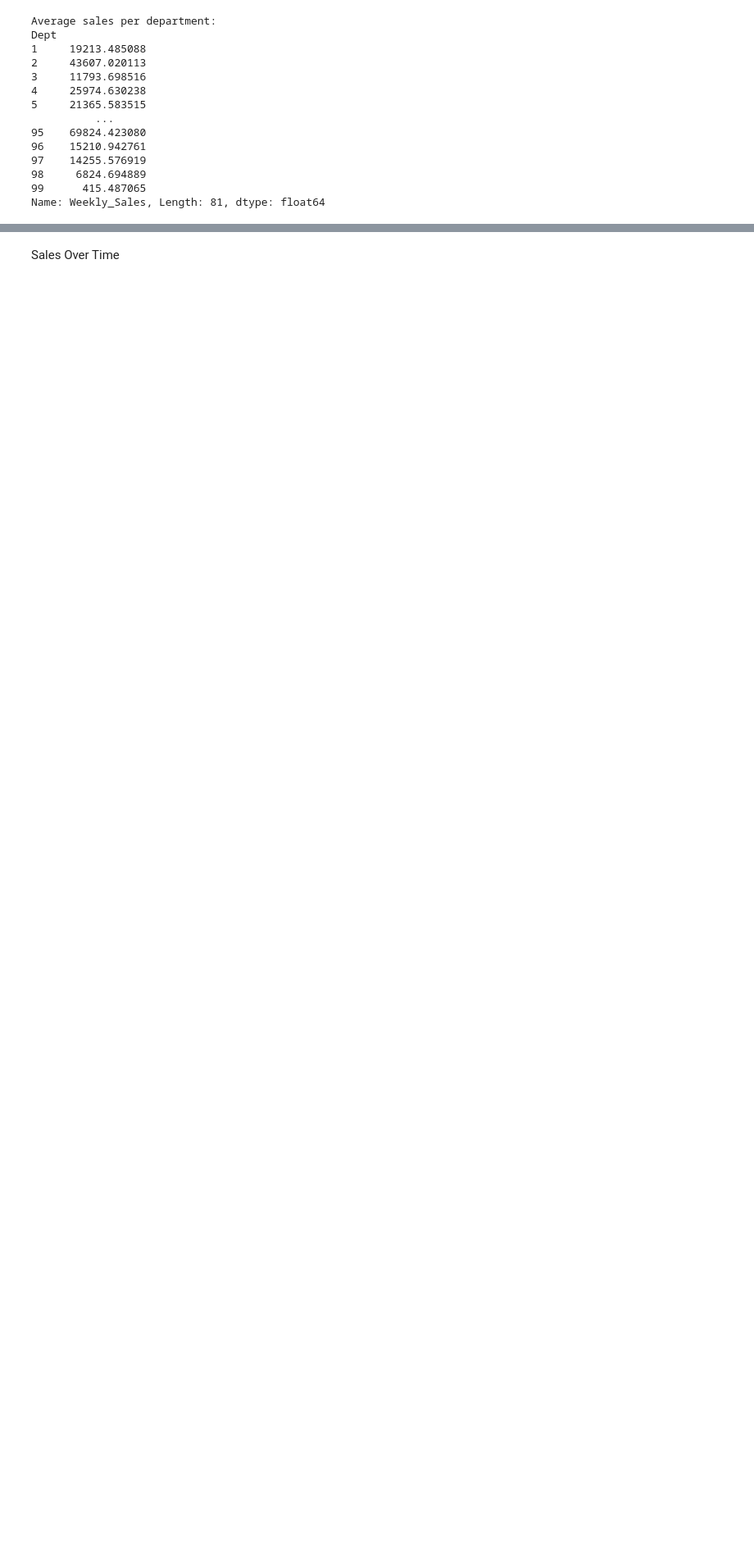
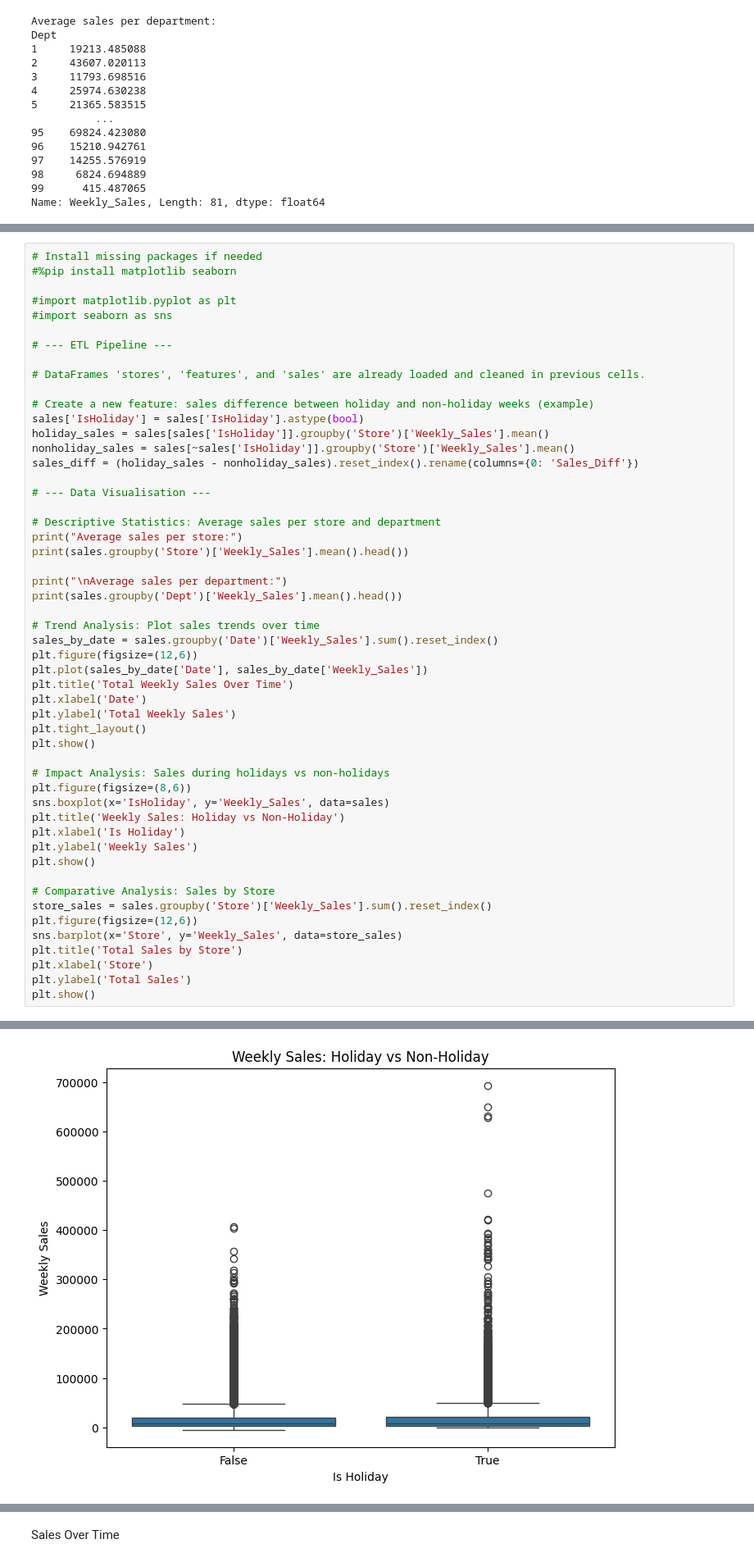
Before and after one commit to Midaso2/project_one2025, a Jupyter notebook: jupyter_notebooks/Retail_Sales_ETL_Analysis.ipynb, the cells around one changed output, grey strips where cells are left out. Shown at 82% size. Saved outputs shown, nothing was run; the diff lists cells and outputs as text; blank space fills up the shorter version.

Commit message:
Complete Day 1: ETL, initial analysis, and visualisations

```diff
--- a/jupyter_notebooks/Retail_Sales_ETL_Analysis.ipynb
+++ b/jupyter_notebooks/Retail_Sales_ETL_Analysis.ipynb
@@ -317,0 +342,53 @@ Name: Weekly_Sales, Length: 81, dtype: float64
+# %%
+# Install missing packages if needed
+#%pip install matplotlib seaborn
+
+#import matplotlib.pyplot as plt
+#import seaborn as sns
+
+# --- ETL Pipeline ---
+
+# DataFrames 'stores', 'features', and 'sales' are already loaded and cleaned in previous cells.
+
+# Create a new feature: sales difference between holiday and non-holiday weeks (example)
+sales['IsHoliday'] = sales['IsHoliday'].astype(bool)
+holiday_sales = sales[sales['IsHoliday']].groupby('Store')['Weekly_Sales'].mean()
+nonholiday_sales = sales[~sales['IsHoliday']].groupby('Store')['Weekly_Sales'].mean()
+sales_diff = (holiday_sales - nonholiday_sales).reset_index().rename(columns={0: 'Sales_Diff'})
+
+# --- Data Visualisation ---
+
+# Descriptive Statistics: Average sales per store and department
+print("Average sales per store:")
+print(sales.groupby('Store')['Weekly_Sales'].mean().head())
+
+print("\nAverage sales per department:")
+print(sales.groupby('Dept')['Weekly_Sales'].mean().head())
+
+# Trend Analysis: Plot sales trends over time
+sales_by_date = sales.groupby('Date')['Weekly_Sales'].sum().reset_index()
+plt.figure(figsize=(12,6))
+plt.plot(sales_by_date['Date'], sales_by_date['Weekly_Sales'])
+plt.title('Total Weekly Sales Over Time')
+plt.xlabel('Date')
+plt.ylabel('Total Weekly Sales')
+plt.tight_layout()
+plt.show()
+
+# Impact Analysis: Sales during holidays vs non-holidays
+plt.figure(figsize=(8,6))
+sns.boxplot(x='IsHoliday', y='Weekly_Sales', data=sales)
+plt.title('Weekly Sales: Holiday vs Non-Holiday')
+plt.xlabel('Is Holiday')
+plt.ylabel('Weekly Sales')
+plt.show()
+
+# Comparative Analysis: Sales by Store
+store_sales = sales.groupby('Store')['Weekly_Sales'].sum().reset_index()
+plt.figure(figsize=(12,6))
+sns.barplot(x='Store', y='Weekly_Sales', data=store_sales)
+plt.title('Total Sales by Store')
+plt.xlabel('Store')
+plt.ylabel('Total Sales')
+plt.show()
+# %% [output]
@@ -317,0 +413 @@ Name: Weekly_Sales, Length: 81, dtype: float64
+[figure, added]
```
Also changed, not shown: parts of 16 cells of this notebook.
